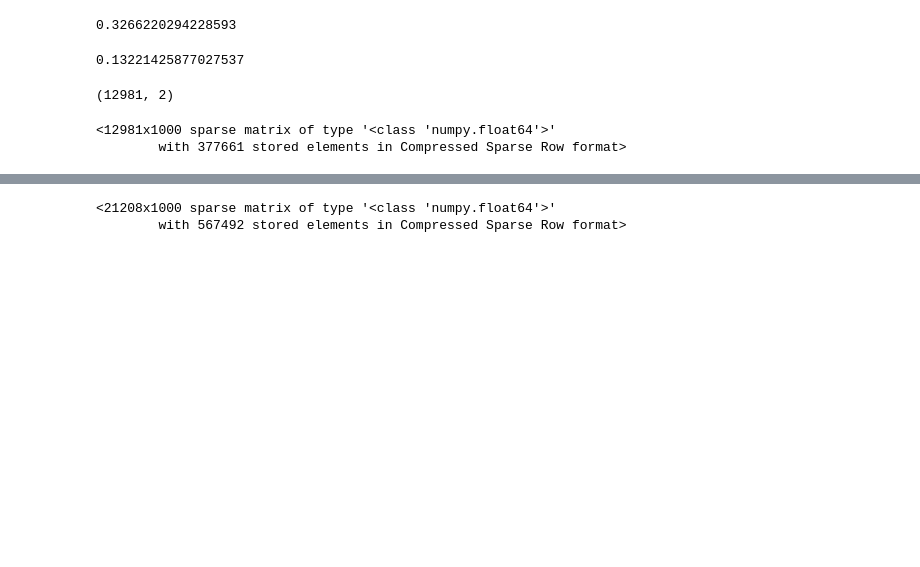
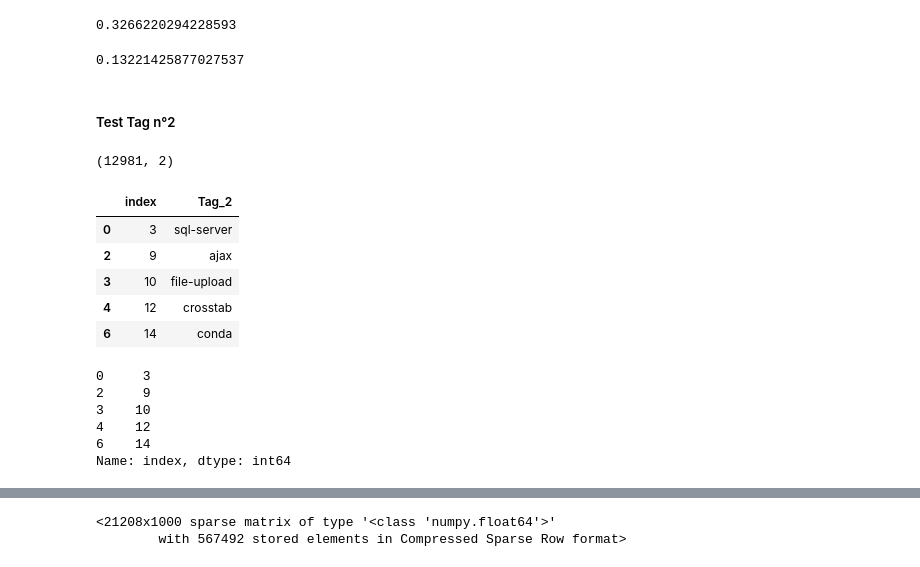
Before and after one commit to jeugregg/Stack-Overflow-tagger, a Jupyter notebook: 01_OC_IML_Project_5_explorations.ipynb, the cells around one changed output, grey strips where cells are left out. Drawn from its saved outputs; the diff is of its cells as text; code cells hidden in the pictures; blank space fills up the shorter version.

```diff
--- a/01_OC_IML_Project_5_explorations.ipynb
+++ b/01_OC_IML_Project_5_explorations.ipynb
@@ -2198,6 +2199,8 @@ np.mean(df_mdl_sup_1.Tag_0 == df_mdl_sup_1.Tag_pred_0)
  df_mdl_sup_1.Tag_4.count() / df_mdl_sup_1.shape[0]
 # %% [output]
 0.13221425877027537
+# %% [markdown]
+##### Test Tag n°2
 # %%
 df_test = df_mdl_sup_1.filter(items=["Tag_2"])
 df_test = df_test.reset_index()
@@ -2206,8 +2209,21 @@ list_id = df_test.index.tolist()
 df_test.shape
 # %% [output]
 (12981, 2)
-# %%
-X_train_tfidf[list_id,:]
-# %% [output]
-<12981x1000 sparse matrix of type '<class 'numpy.float64'>'
-        with 377661 stored elements in Compressed Sparse Row format>
+# %%
+df_test.head()
+# %% [output]
+|  | index | Tag_2 |
+| 0 | 3 | sql-server |
+| 2 | 9 | ajax |
+| 3 | 10 | file-upload |
+| 4 | 12 | crosstab |
+| 6 | 14 | conda |
+# %%
+df_test.head()["index"]
+# %% [output]
+0     3
+2     9
+3    10
+4    12
+6    14
+Name: index, dtype: int64
```
Also changed, not shown: parts of 16 cells of this notebook.
